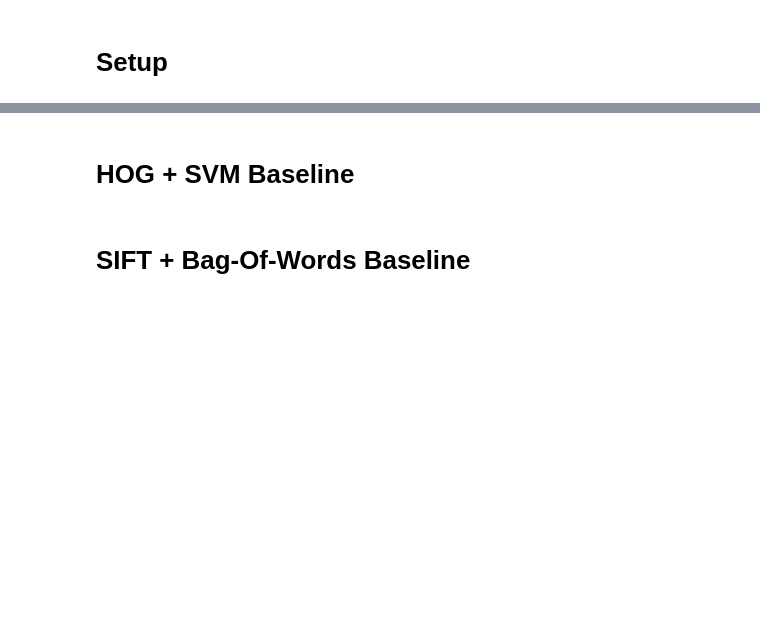
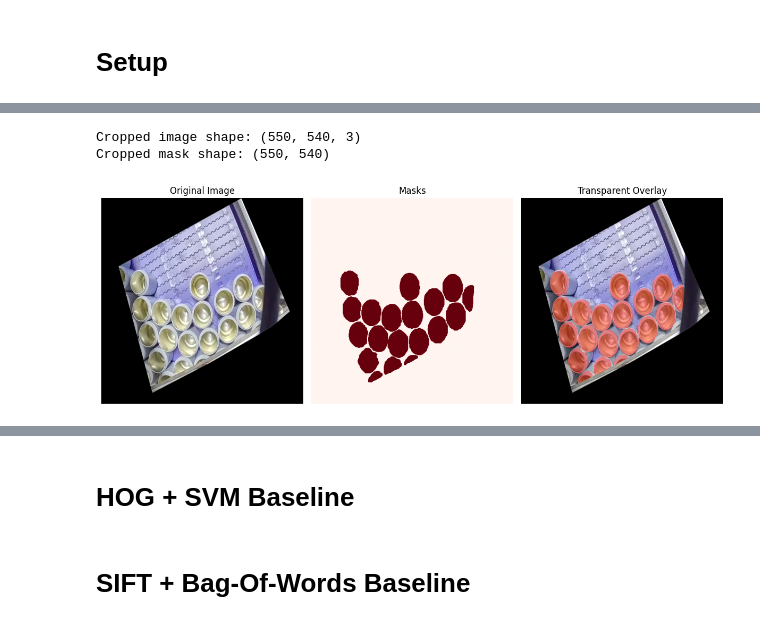
Before and after one commit to FactbirdHQ/auto-annotation-sam, a Jupyter notebook: notebooks/simple_proto.ipynb, the cells around one changed output, grey strips where cells are left out. Saved outputs shown, nothing was run; the diff lists cells and outputs as text; code cells hidden in the pictures; blank space fills up the shorter version.

```diff
--- a/notebooks/simple_proto.ipynb
+++ b/notebooks/simple_proto.ipynb
@@ -2,0 +76,17 @@
+# %%
+# Define crop coordinates (y_start, y_end, x_start, x_end)
+crop_coords = (40, 590, 100, 640)
+
+# Load and crop both image and masks
+cans_img, cans_masks_gt = load_and_crop_data(cans_img_path, cans_label_path, crop_coords)
+
+# Verify dimensions
+print(f"Cropped image shape: {cans_img.shape}")
+print(f"Cropped mask shape: {cans_masks_gt[0].shape}")
+
+# Visualize
+visualize_masks(cans_img, cans_masks_gt)
+# %% [output]
+Cropped image shape: (550, 540, 3)
+Cropped mask shape: (550, 540)
+[figure, added]
```
Also changed, not shown: parts of 9 cells of this notebook, 2 other files.
